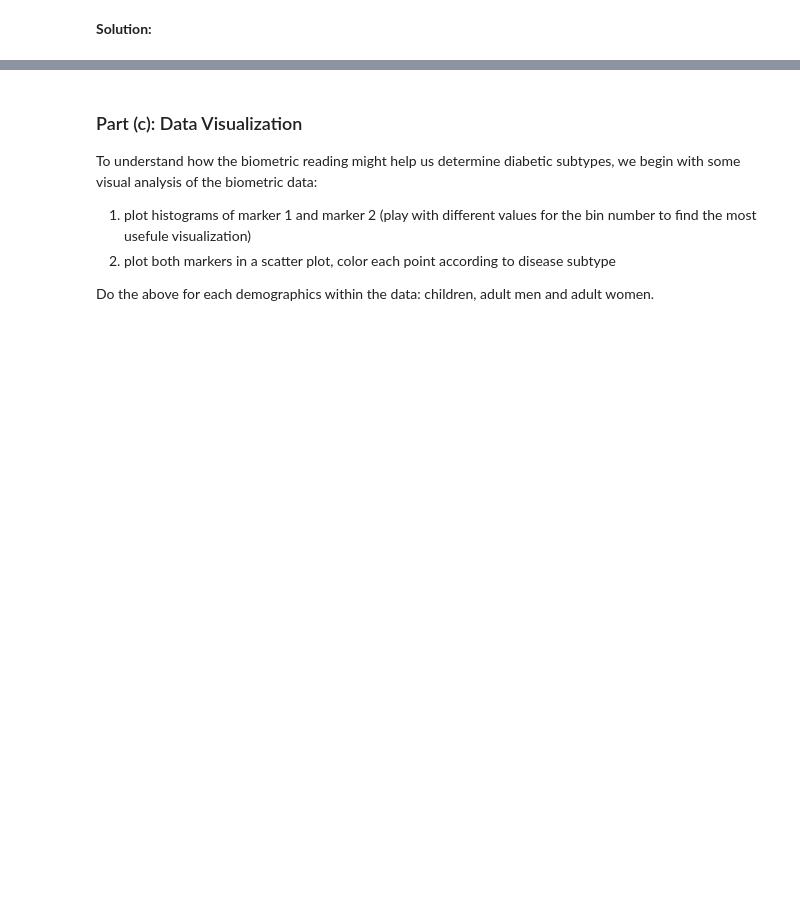
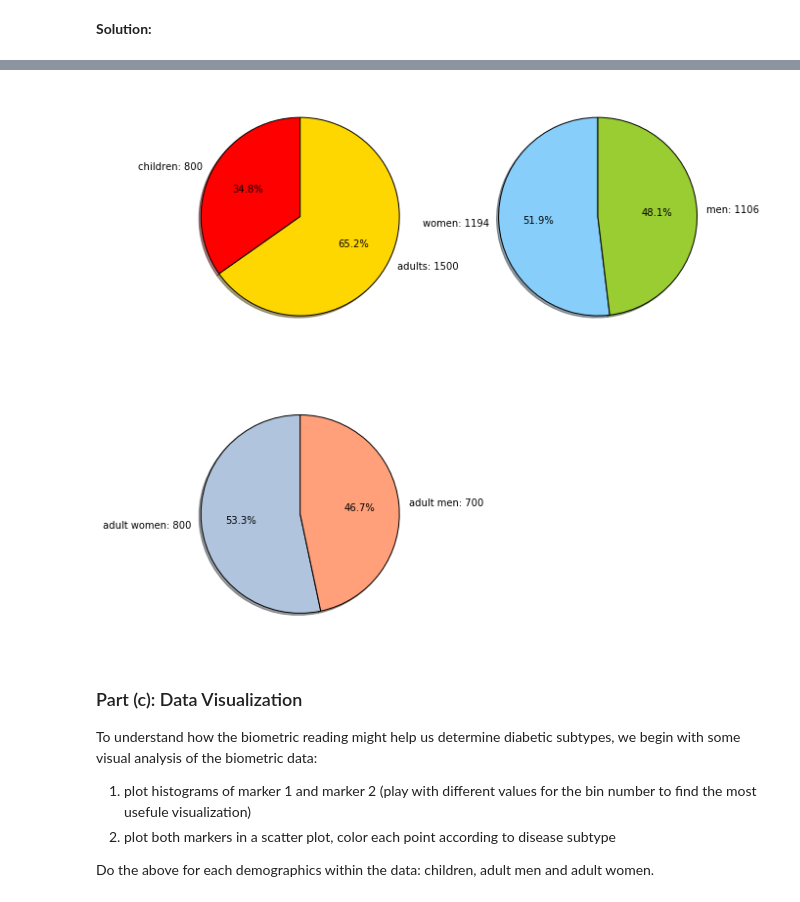
Before and after one commit to itspepsico/lab_files, a Jupyter notebook: Lab_1/Data_Science_Lab1.ipynb, the cells around one changed output, grey strips where cells are left out. Cells and saved outputs as stored; diff of their text form; code cells hidden in the pictures; blank space fills up the shorter version.

```diff
--- a/Lab_1/Data_Science_Lab1.ipynb
+++ b/Lab_1/Data_Science_Lab1.ipynb
@@ -49,3 +53,15 @@ In this problem, we will be using some basic tools of data visualization and sta
 Load the data from `dataset_HW1.txt` into a pandas dataframe. Get a basic picture of the information contained in the dataframe by printing the head, the size of the dataframe, the range of values in numeric-valued columns. Store the max, min and range information as a pandas dataframe.
 # %% [markdown]
 <b>Solution:</b>
+# %%
+### Since I'm visualizing a dataframe I want to put this code and it's output
+### in it's own cell.
+
+#read data into pandas df
+df = pd.read_csv('dataset_HW1.txt')
+
+#size of data frame
+print 'number of patients:', df.shape[0]
+
+#print first 5 rows of dataframe
+df.head(n=5)
@@ -65,3 +213,39 @@ Give a summary of the demographics of the patients contained in the dataset, i.e
+# %%
+#children vs adults pie chart
+children = children_data.shape[0] #number of kids
+adults = df.shape[0] - children #adults = total number - kids
+
+fig = plt.figure(figsize=(10, 10))
+
+ax1 = fig.add_subplot(221)
+ax1.pie([children, adults],
+        labels=['children: ' + str(children), 'adults: ' + str(adults)],
+        colors=['red', 'gold'],
+        autopct='%1.1f%%', shadow=True, startangle=90)
+
+#women vs men pie chart
+women = df[df['patient_gender'] == 'female'].shape[0] #number of women
+men = df.shape[0] - women #men = total number - women
+
+ax2 = fig.add_subplot(222)
+ax2.pie([women, men],
+        labels=['women: ' + str(women), 'men: ' + str(men)],
+        colors=['lightskyblue', 'yellowgreen'],
+        autopct='%1.1f%%', shadow=True, startangle=90)
+
+#adult women vs men pie chart
+adult_women = adult_women_data.shape[0]
+adult_men = adults - adult_women
+
+ax3 = fig.add_subplot(223)
+ax3.pie([adult_women, adult_men],
+        labels=['adult women: ' + str(adult_women), 'adult men: ' + str(adult_men)],
+        colors=['lightsteelblue', 'lightsalmon'],
+        autopct='%1.1f%%', shadow=True, startangle=90)
+
+plt.show()
+# %% [output]
+[figure, added]
 # %% [markdown]
 ### Part (c): Data Visualization
 To understand how the biometric reading might help us determine diabetic subtypes, we begin with some visual analysis of the biometric data:
```
Also changed, not shown: parts of 7 cells of this notebook.
